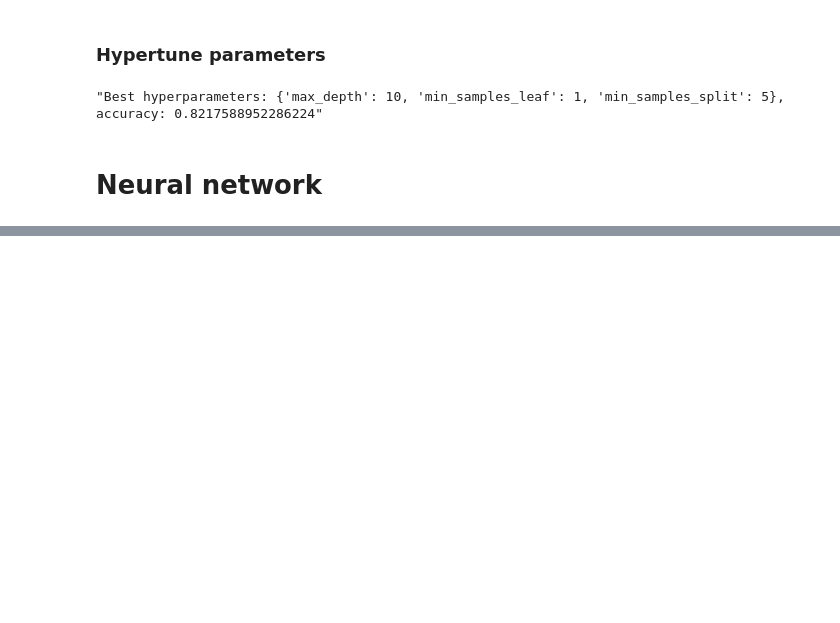
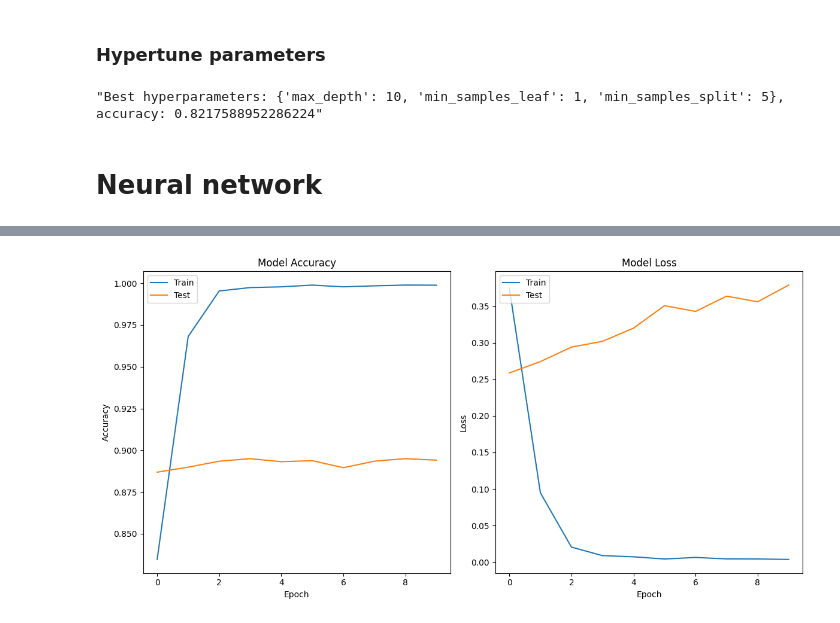
Before and after one commit to timsexperiments/real_estate_analysis, a Jupyter notebook: realestate.ipynb, the cells around one changed output, grey strips where cells are left out. Cells and saved outputs as stored; diff of their text form; code cells hidden in the pictures; blank space fills up the shorter version.

```diff
--- a/realestate.ipynb
+++ b/realestate.ipynb
@@ -639,0 +716,41 @@ Epoch 10/10
+# %%
+import matplotlib.pyplot as plt
+from tensorflow.keras.models import Sequential
+from tensorflow.keras.layers import Dense
+from tensorflow.keras.optimizers.legacy import Adam
+
+
+model = Sequential(
+    [
+        Dense(64, activation="relu", input_shape=(X_train.shape[1],)),
+        Dense(32, activation="relu"),
+        Dense(1, activation="sigmoid"),
+    ]
+)
+
+model.compile(optimizer=Adam(), loss="binary_crossentropy", metrics=["accuracy"])
+
+history = model.fit(
+    X_train, y_train, validation_data=(X_test, y_test), epochs=10, batch_size=32
+)
+
+plt.figure(figsize=(12, 6))
+plt.subplot(1, 2, 1)
+plt.plot(history.history["accuracy"])
+plt.plot(history.history["val_accuracy"])
+plt.title("Model Accuracy")
+plt.ylabel("Accuracy")
+plt.xlabel("Epoch")
+plt.legend(["Train", "Test"], loc="upper left")
+
+plt.subplot(1, 2, 2)
+plt.plot(history.history["loss"])
+plt.plot(history.history["val_loss"])
+plt.title("Model Loss")
+plt.ylabel("Loss")
+plt.xlabel("Epoch")
+plt.legend(["Train", "Test"], loc="upper left")
+
+plt.tight_layout()
+plt.show()
+# %% [output]
@@ -639,0 +777 @@ Epoch 10/10
+[figure, added]
```
Also changed, not shown: parts of 11 cells of this notebook.
